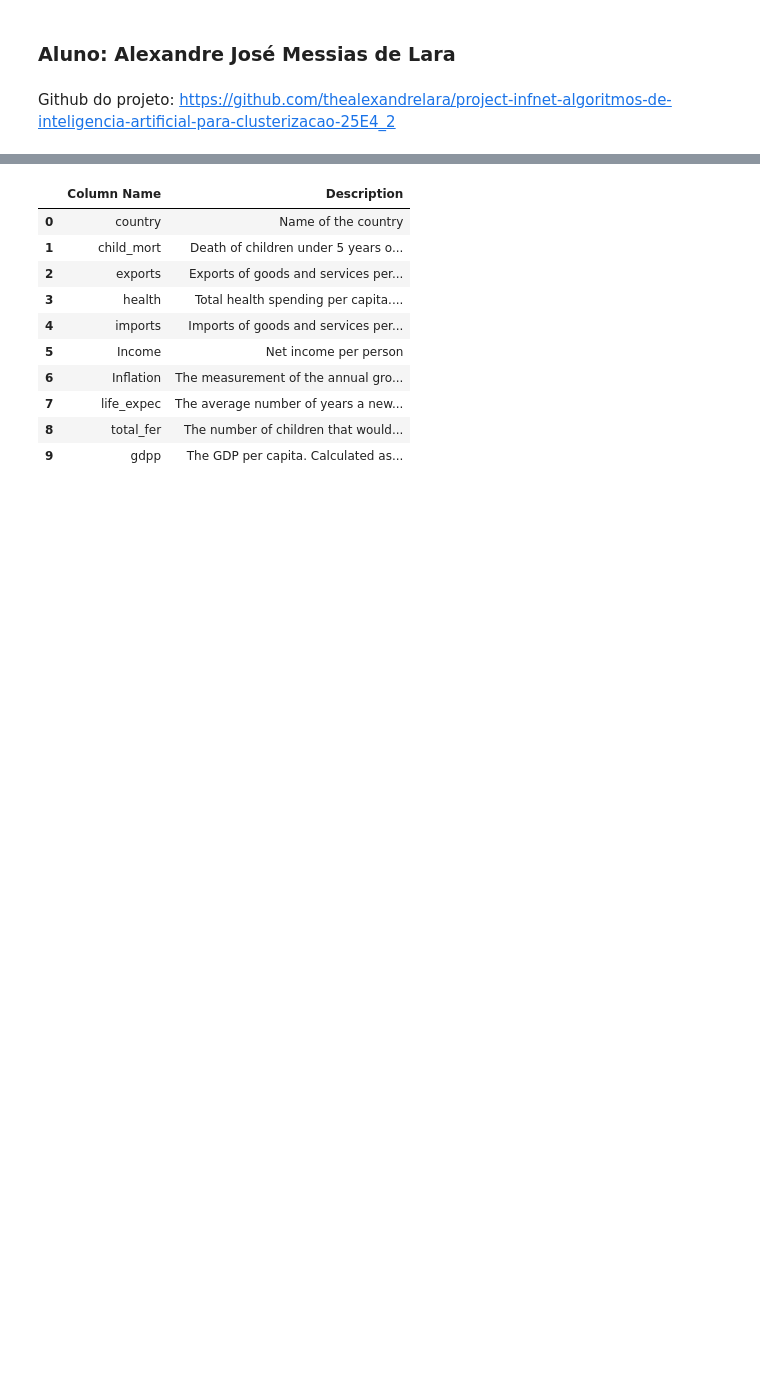
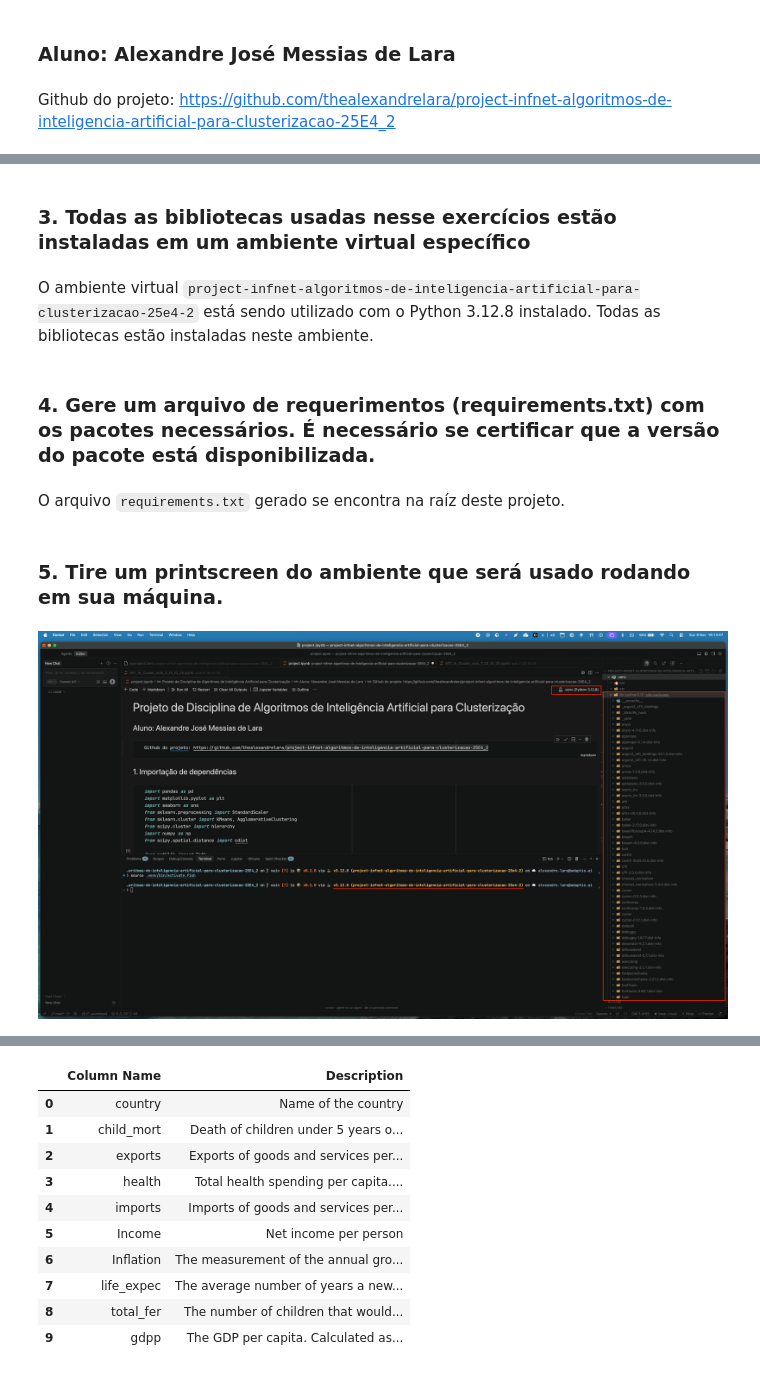
Before and after one commit to thealexandrelara/project-infnet-algoritmos-de-inteligencia-artificial-para-clusterizacao-25E4_2, a Jupyter notebook: project.ipynb, the cells around one changed output, grey strips where cells are left out. Drawn from its saved outputs; the diff is of its cells as text; code cells hidden in the pictures; blank space fills up the shorter version.

```diff
--- a/project.ipynb
+++ b/project.ipynb
@@ -6,0 +17,15 @@ Github do projeto: https://github.com/thealexandrelara/project-infnet-algoritmos
+# %% [markdown]
+### 3. Todas as bibliotecas usadas nesse exercícios estão instaladas em um ambiente virtual específico
+# %% [markdown]
+O ambiente virtual `project-infnet-algoritmos-de-inteligencia-artificial-para-clusterizacao-25e4-2` está sendo utilizado com o Python 3.12.8 instalado. Todas as bibliotecas estão instaladas neste ambiente.
+# %% [markdown]
+### 4. Gere um arquivo de requerimentos (requirements.txt) com os pacotes necessários. É necessário se certificar que a versão do pacote está disponibilizada.
+# %% [markdown]
+O arquivo `requirements.txt` gerado se encontra na raíz deste projeto.
+# %% [markdown]
+### 5. Tire um printscreen do ambiente que será usado rodando em sua máquina.
+# %%
+from PIL import Image
+Image.open('assets/python-environment-local.png')
+# %% [output]
+[figure, added]
```
Also changed, not shown: parts of 60 cells of this notebook, 2 other files.
